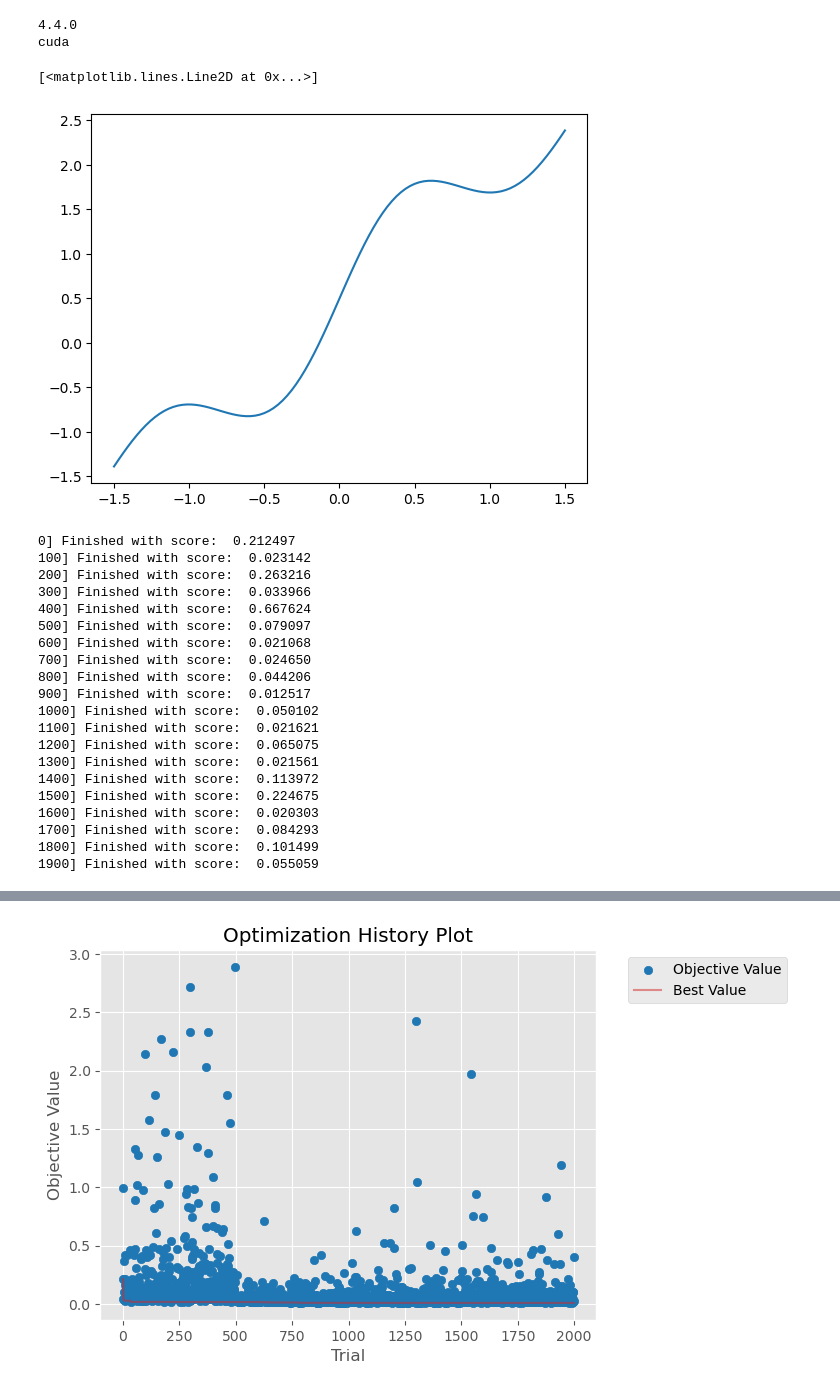
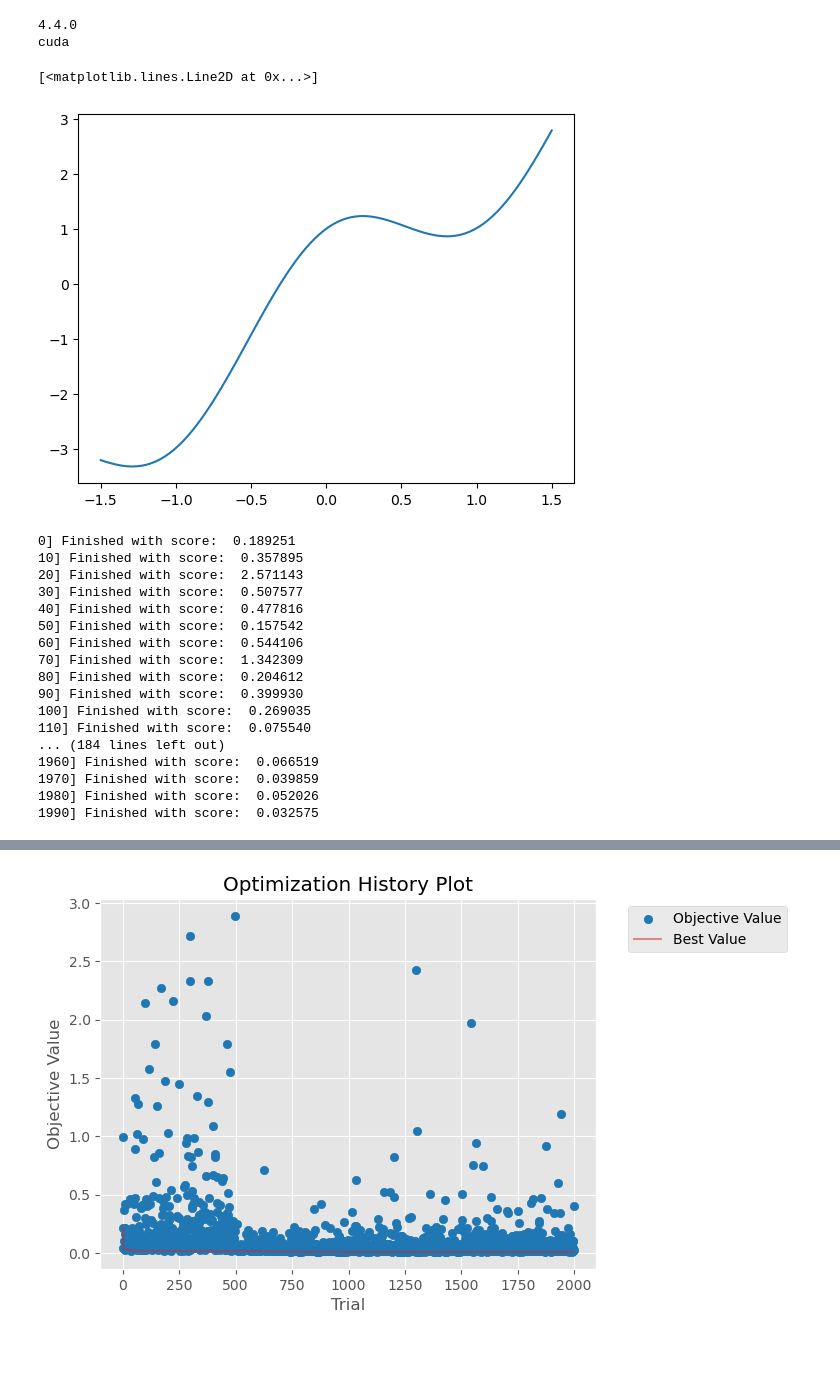
Before and after one commit to jwass1997/kmc_project, a Jupyter notebook: scripts/python_scripts/optuna.ipynb, the cells around one changed output, grey strips where cells are left out. Drawn from its saved outputs; the diff is of its cells as text; code cells hidden in the pictures; blank space fills up the shorter version.

```diff
--- a/scripts/python_scripts/optuna.ipynb
+++ b/scripts/python_scripts/optuna.ipynb
@@ -65,35 +65,35 @@ out_features = 1
 hidden_dim = 90
 num_layers = 10
 
 model = NeuralNet(in_features=in_features, out_features=out_features, hidden_dim=hidden_dim, num_layers=num_layers)
 state_dict = torch.load(f="../../SM_1e6_vonMises_beta_0.pth", map_location=torch.device("cpu"))
 model.load_state_dict(state_dict=state_dict)
 model.eval()
 
 #print(model)
 
 def target_function(t: torch.Tensor):
     N = t.shape[0]
-    return torch.sigmoid(5*t) + 0.4*torch.sin(4*t) + t
+    return torch.cos(3*t) + 2*t
 
 def mse_loss(x: torch.Tensor, y: torch.Tensor):
 
     N = x.shape[0]
     x = x.float()
     y = y.float()
     x_norm = (x - x.mean()) / (x.std(unbiased=False) + 1e-8)
     y_norm = (y - y.mean()) / (y.std(unbiased=False) + 1e-8)
 
     mse = torch.mean((y_norm - x_norm)**2).item()
 
     return mse
 x = torch.linspace(-1.5, 1.5, 100)
 plt.plot(x, target_function(x))
 # %% [output]
 4.4.0
 cuda
 [<matplotlib.lines.Line2D at 0x...>]
-[figure, old version]
+[figure, new version]
 # %%
 n = 100
 min_voltage = -1.5
@@ -117,7 +117,7 @@ target = target_function(vs).unsqueeze(1)
 #plt.scatter(vs, any_func_norm)
 
 model.eval()
-PRINT_EVERY = 100
+PRINT_EVERY = 10
 
 def objective(trial):
 
@@ -145,26 +145,23 @@ tpe = optuna.samplers.TPESampler(multivariate=True, group=True, n_startup_trials
 study = optuna.create_study(direction="minimize", sampler=tpe)
 study.optimize(objective, n_trials=2000)
 # %% [output]
-0] Finished with score:  0.212497
-100] Finished with score:  0.023142
-200] Finished with score:  0.263216
-300] Finished with score:  0.033966
-400] Finished with score:  0.667624
-500] Finished with score:  0.079097
-600] Finished with score:  0.021068
-700] Finished with score:  0.024650
-800] Finished with score:  0.044206
-900] Finished with score:  0.012517
-1000] Finished with score:  0.050102
-1100] Finished with score:  0.021621
-1200] Finished with score:  0.065075
-1300] Finished with score:  0.021561
-1400] Finished with score:  0.113972
-1500] Finished with score:  0.224675
-1600] Finished with score:  0.020303
-1700] Finished with score:  0.084293
-1800] Finished with score:  0.101499
-1900] Finished with score:  0.055059
+0] Finished with score:  0.189251
+10] Finished with score:  0.357895
+20] Finished with score:  2.571143
+30] Finished with score:  0.507577
+40] Finished with score:  0.477816
+50] Finished with score:  0.157542
+60] Finished with score:  0.544106
+70] Finished with score:  1.342309
+80] Finished with score:  0.204612
+90] Finished with score:  0.399930
+100] Finished with score:  0.269035
+110] Finished with score:  0.075540
+... (184 lines left out)
+1960] Finished with score:  0.066519
+1970] Finished with score:  0.039859
+1980] Finished with score:  0.052026
+1990] Finished with score:  0.032575
 # %%
 from optuna.visualization.matplotlib import plot_optimization_history, plot_param_importances, plot_slice
 
```
Also changed, not shown: parts of 1 cell of this notebook, 56 other files.
